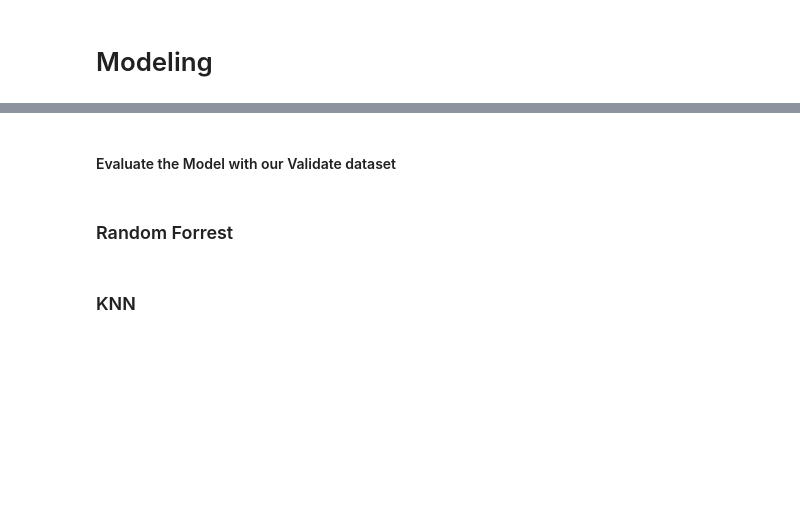
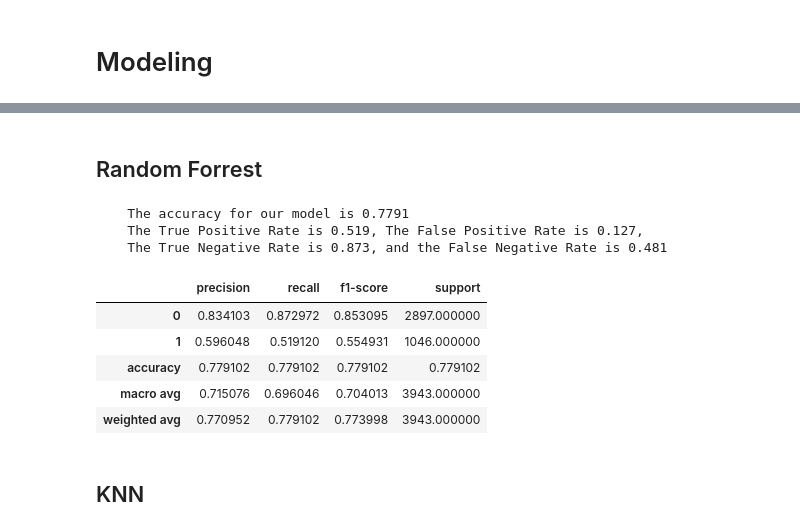
Before and after one commit to hrodjr/telco-churn-classification-project, a Jupyter notebook: scratch_telco.ipynb, the cells around one changed output, grey strips where cells are left out. Cells and saved outputs as stored; diff of their text form; code cells hidden in the pictures; blank space fills up the shorter version.

```diff
--- a/scratch_telco.ipynb
+++ b/scratch_telco.ipynb
@@ -575,2 +791,0 @@ print(classification_report(y_train, y_predictions))
-# %% [markdown]
-#### Evaluate the Model with our Validate dataset
@@ -593,7 +792,23 @@ pd.DataFrame(report)
 # %% [markdown]
-### Random Forrest
+## Random Forrest
 # %%
 #Create the Model
-rf = RandomForestClassifier(bootstrap=True, class_weight=None, criterion='gini', min_samples_leaf=1, n_estimators=10,
-                            max_depth=4,
-                            random_state=123)
+rf = RandomForestClassifier(bootstrap=True, class_weight=None, criterion='gini', min_samples_leaf=1, n_estimators=100,
+max_depth=5, random_state=123)
+#Fit the Model
+rf.fit(X_train, y_train)
+#Use the Model
+y_pred = rf.predict(X_train)
+
+#prediction, accuracy, & class report evaluations
+get_metrics_bin(rf, X_train, y_train)
+# %% [output]
+    The accuracy for our model is 0.7791
+    The True Positive Rate is 0.519, The False Positive Rate is 0.127,
+    The True Negative Rate is 0.873, and the False Negative Rate is 0.481
+|  | precision | recall | f1-score | support |
+| 0 | 0.834103 | 0.872972 | 0.853095 | 2897.000000 |
+| 1 | 0.596048 | 0.519120 | 0.554931 | 1046.000000 |
+| accuracy | 0.779102 | 0.779102 | 0.779102 | 0.779102 |
+| macro avg | 0.715076 | 0.696046 | 0.704013 | 3943.000000 |
+| weighted avg | 0.770952 | 0.779102 | 0.773998 | 3943.000000 |
@@ -624,4 +815,4 @@ print('Accuracy of random forest classifier on test set: {:.2f}'.format(rf.score
 # %% [markdown]
-### KNN
+## KNN
 # %%
 #Create the model
```
Also changed, not shown: parts of 94 cells of this notebook, 1 other file.
